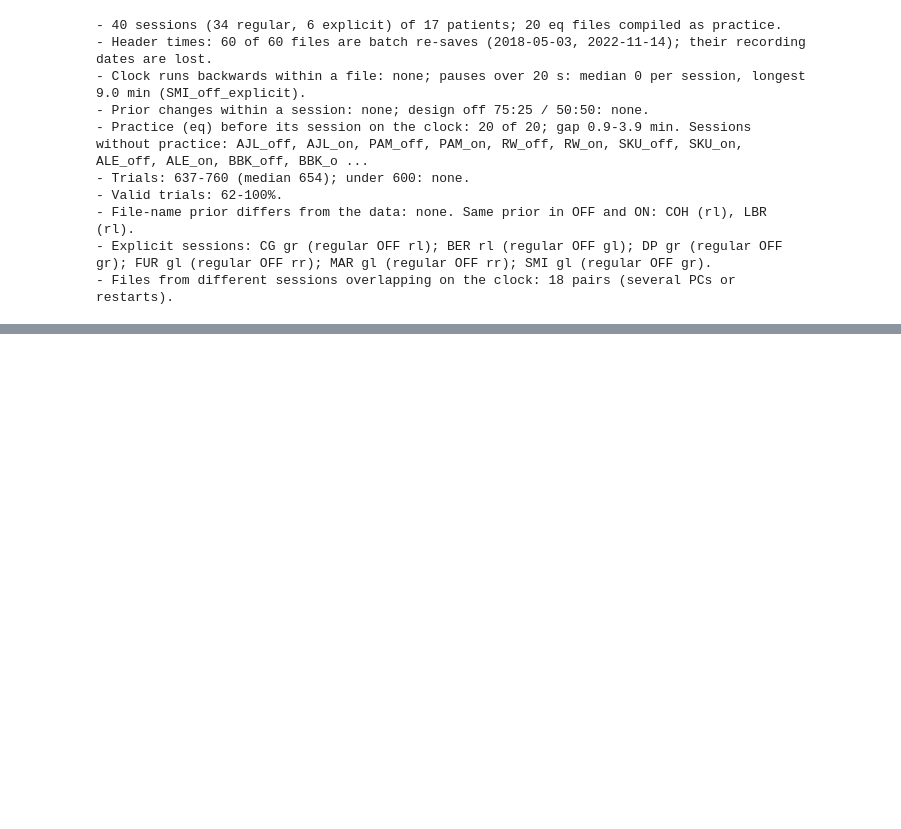
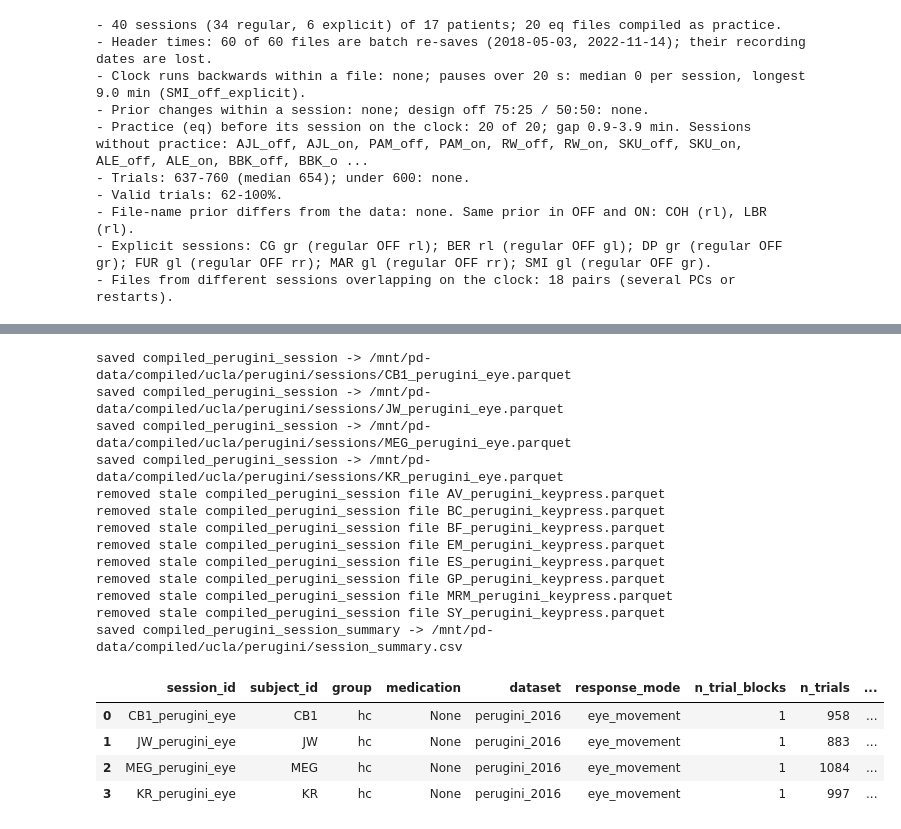
Before and after one commit to vaibrainium/bayesian-priors-in-pd-subtype, a Jupyter notebook: notebooks/0.05-ucla-sessions-check-and-compile.ipynb, the cells around one changed output, grey strips where cells are left out. Saved outputs shown, nothing was run; the diff lists cells and outputs as text; code cells hidden in the pictures; blank space fills up the shorter version.

```diff
--- a/notebooks/0.05-ucla-sessions-check-and-compile.ipynb
+++ b/notebooks/0.05-ucla-sessions-check-and-compile.ipynb
@@ -345,0 +341,37 @@ saved compiled_perugini_session_summary -> /mnt/pd-data/compiled/ucla/perugini/s
+# %%
+eye_files = {f.name.split("_")[1]: f for f in sorted((PERUGINI / "Reports_HC_Exp2").glob("*_rprt1_*.xlsx"))}
+eye_rows, eye_decoded = [], {}
+for subject, path in eye_files.items():
+    eye_rows.append({"session_id": f"{subject}_perugini_eye", "subject_id": subject, "response_mode": "eye_movement"})
+    eye_decoded[f"{subject}_perugini_eye/trial"] = decode_perugini_eye(pd.read_excel(path))
+eye = pd.DataFrame(eye_rows).assign(group="hc", medication=None, phase="trial", use=True, clock_start_s=0.0, dataset="perugini_2016")
+eye["file"] = eye.session_id + "/trial"
+blk.add_design(eye, eye_decoded)
+eye["n_trials"] = eye.file.map(lambda f: len(eye_decoded[f]))
+eye["valid_pct"] = eye.file.map(lambda f: 100 * eye_decoded[f].is_valid.mean())
+eye_summary = eye.rename(columns={"block_prior": "session_prior", "design_error": "max_design_error"}).assign(n_trial_blocks=1)
+eye_summary["design_ok"] = eye_summary.max_design_error <= blk.DESIGN_TOLERANCE
+eye_summary = eye_summary[["session_id", "subject_id", "group", "medication", "dataset", "response_mode", "n_trial_blocks", "n_trials",
+                           "n_shown", "valid_pct", "session_prior", "max_design_error", "design_ok"]]
+blk.compile_sessions(eye, eye_decoded, eye_summary, "compiled_perugini_session", extra_columns=("dataset", "response_mode"))
+catalog.save(eye_summary, "compiled_perugini_session_summary")
+eye_summary.round(1)
+# %% [output]
+saved compiled_perugini_session -> /mnt/pd-data/compiled/ucla/perugini/sessions/CB1_perugini_eye.parquet
+saved compiled_perugini_session -> /mnt/pd-data/compiled/ucla/perugini/sessions/JW_perugini_eye.parquet
+saved compiled_perugini_session -> /mnt/pd-data/compiled/ucla/perugini/sessions/MEG_perugini_eye.parquet
+saved compiled_perugini_session -> /mnt/pd-data/compiled/ucla/perugini/sessions/KR_perugini_eye.parquet
+removed stale compiled_perugini_session file AV_perugini_keypress.parquet
+removed stale compiled_perugini_session file BC_perugini_keypress.parquet
+removed stale compiled_perugini_session file BF_perugini_keypress.parquet
+removed stale compiled_perugini_session file EM_perugini_keypress.parquet
+removed stale compiled_perugini_session file ES_perugini_keypress.parquet
+removed stale compiled_perugini_session file GP_perugini_keypress.parquet
+removed stale compiled_perugini_session file MRM_perugini_keypress.parquet
+removed stale compiled_perugini_session file SY_perugini_keypress.parquet
+saved compiled_perugini_session_summary -> /mnt/pd-data/compiled/ucla/perugini/session_summary.csv
+|  | session_id | subject_id | group | medication | dataset | response_mode | n_trial_blocks | n_trials | ... |
+| 0 | CB1_perugini_eye | CB1 | hc | None | perugini_2016 | eye_movement | 1 | 958 | ... |
+| 1 | JW_perugini_eye | JW | hc | None | perugini_2016 | eye_movement | 1 | 883 | ... |
+| 2 | MEG_perugini_eye | MEG | hc | None | perugini_2016 | eye_movement | 1 | 1084 | ... |
+| 3 | KR_perugini_eye | KR | hc | None | perugini_2016 | eye_movement | 1 | 997 | ... |
```
Also changed, not shown: parts of 9 cells of this notebook, 5 other files.
